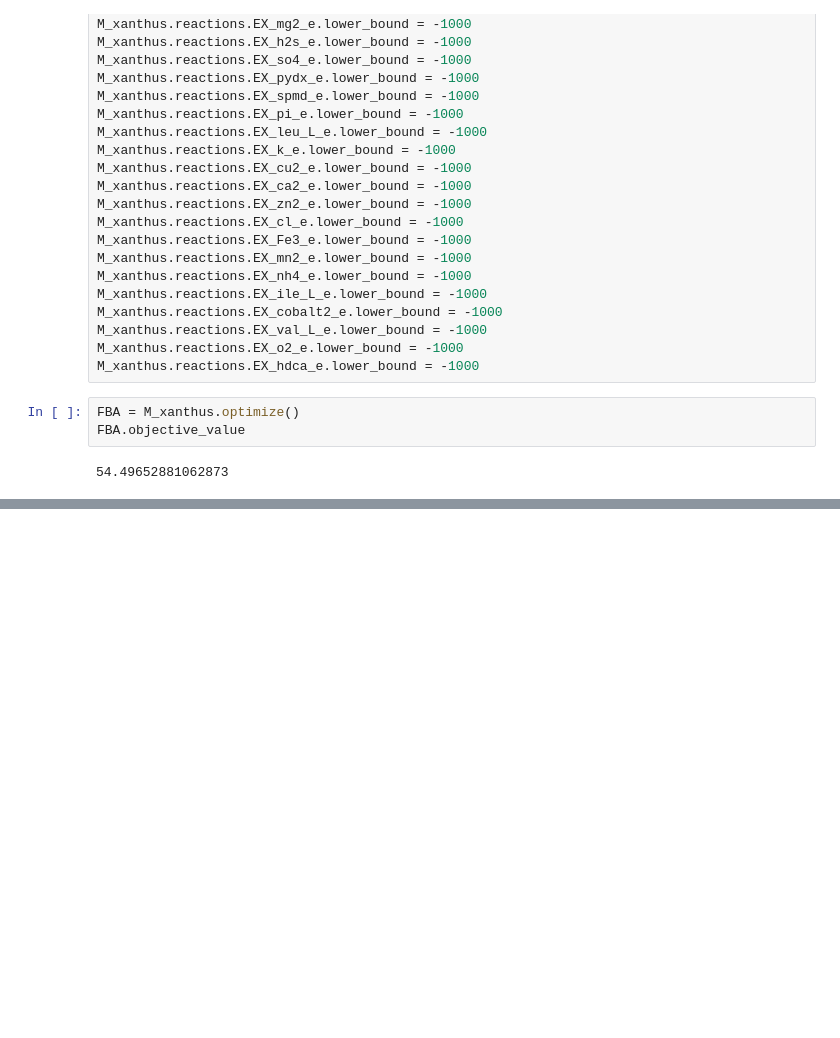
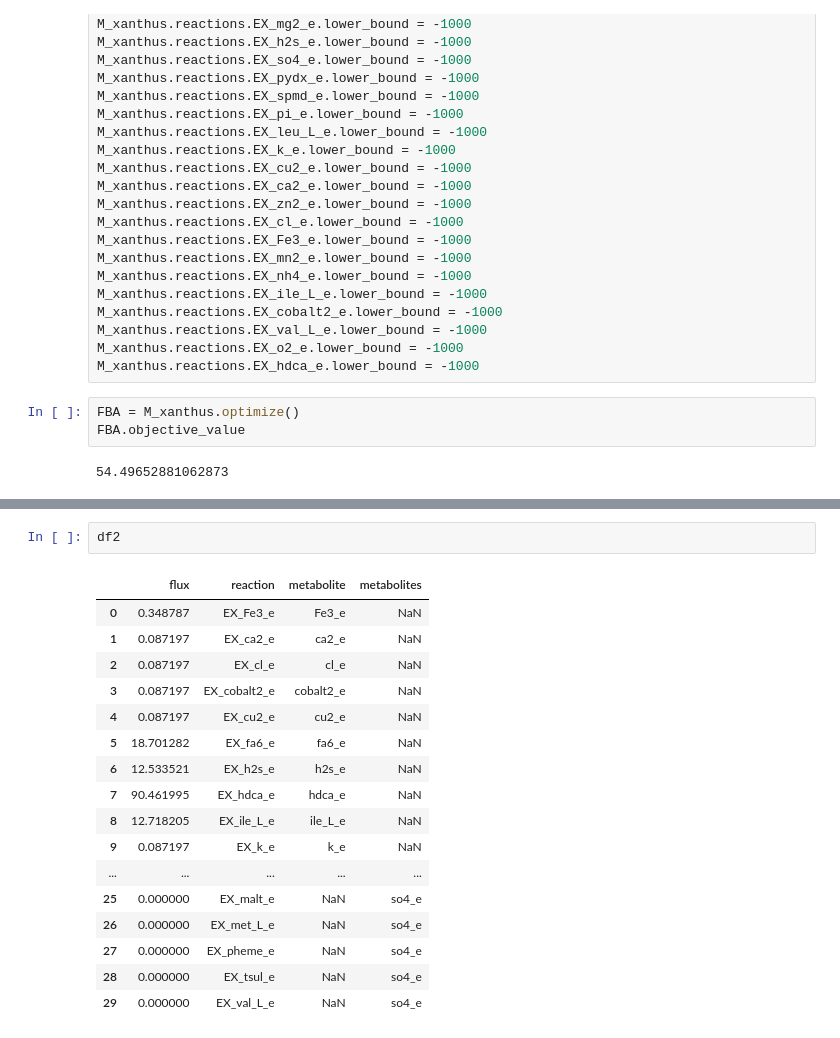
Before and after one commit to BondonMickael/M_xanthus-E_coli-Predation, a Jupyter notebook: notebooks/test_growth.ipynb, the cells around one changed output, grey strips where cells are left out. Saved outputs shown, nothing was run; the diff lists cells and outputs as text; blank space fills up the shorter version.

```diff
--- a/notebooks/test_growth.ipynb
+++ b/notebooks/test_growth.ipynb
@@ -710,0 +787,20 @@ Secretion
+# %%
+df2
+# %% [output]
+|  | flux | reaction | metabolite | metabolites |
+| 0 | 0.348787 | EX_Fe3_e | Fe3_e | NaN |
+| 1 | 0.087197 | EX_ca2_e | ca2_e | NaN |
+| 2 | 0.087197 | EX_cl_e | cl_e | NaN |
+| 3 | 0.087197 | EX_cobalt2_e | cobalt2_e | NaN |
+| 4 | 0.087197 | EX_cu2_e | cu2_e | NaN |
+| 5 | 18.701282 | EX_fa6_e | fa6_e | NaN |
+| 6 | 12.533521 | EX_h2s_e | h2s_e | NaN |
+| 7 | 90.461995 | EX_hdca_e | hdca_e | NaN |
+| 8 | 12.718205 | EX_ile_L_e | ile_L_e | NaN |
+| 9 | 0.087197 | EX_k_e | k_e | NaN |
+| ... | ... | ... | ... | ... |
+| 25 | 0.000000 | EX_malt_e | NaN | so4_e |
+| 26 | 0.000000 | EX_met_L_e | NaN | so4_e |
+| 27 | 0.000000 | EX_pheme_e | NaN | so4_e |
+| 28 | 0.000000 | EX_tsul_e | NaN | so4_e |
+| 29 | 0.000000 | EX_val_L_e | NaN | so4_e |
```
Also changed, not shown: parts of 19 cells of this notebook, 11 other files.
